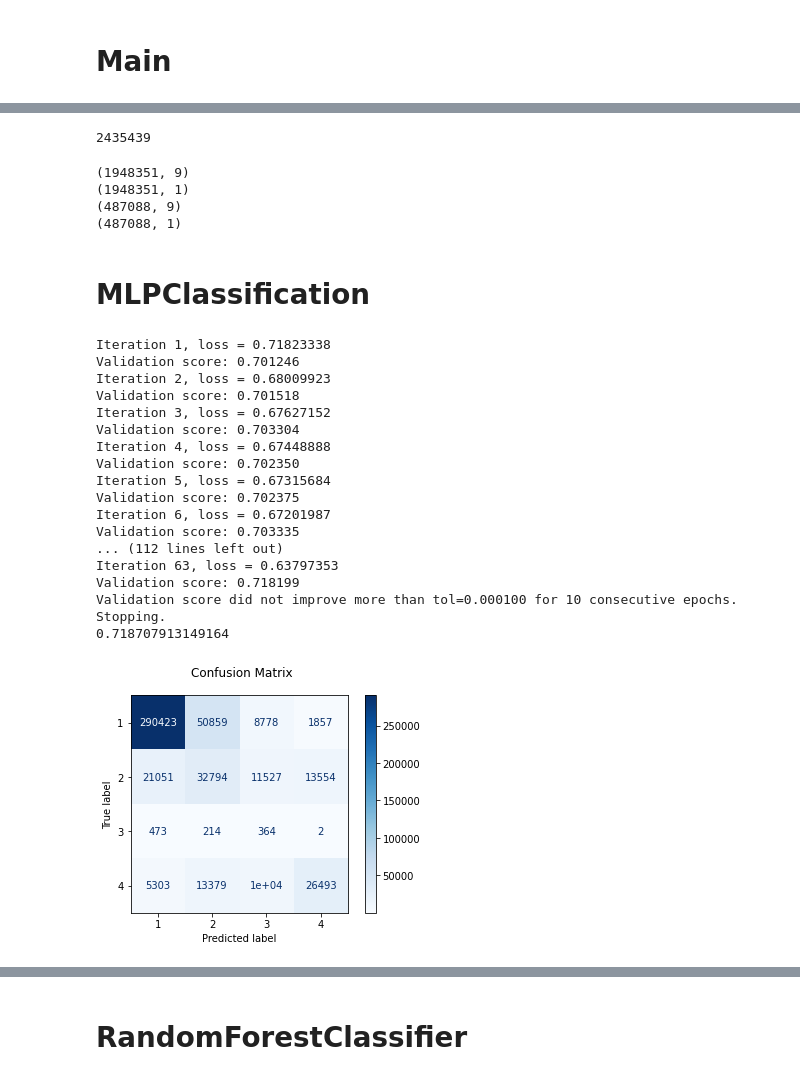
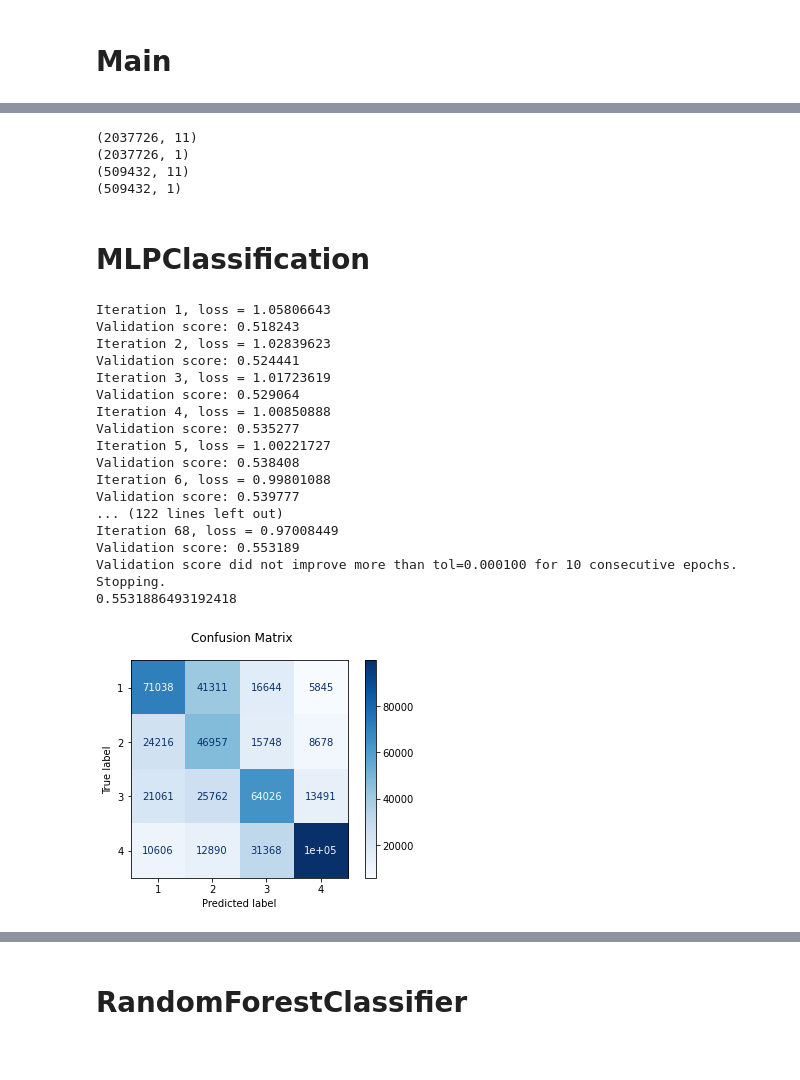
Before and after one commit to jw54kysa/bachelor_thesis_idle_time_prediction_nextbike, a Jupyter notebook: scripts/S5_prediction_sclearn_classification.ipynb, the cells around one changed output, grey strips where cells are left out. Drawn from its saved outputs; the diff is of its cells as text; code cells hidden in the pictures.

```diff
--- a/scripts/S5_prediction_sclearn_classification.ipynb
+++ b/scripts/S5_prediction_sclearn_classification.ipynb
@@ -13,15 +27,11 @@ def importdata():
 # %%
 import pandas as pd
 import numpy as np
-from tqdm import tqdm
 
 # read CSV
-df = pd.read_csv('../data/df_points_18_21_v1_new_features.csv')
+df = pd.read_csv('../data/df_points/final_df_points_18_21.csv')
 # %%
 # event del Index Column
-del df['Unnamed: 0']
-df['idle_time'] = df['timestood'].copy()
-del df['timestood']
 df = df.sort_values(by='dt_start', ignore_index=True)
 df.head()
 # %% [output]
@@ -34,11 +54,11 @@ df.head()
 # %%
 #add classification target
 def f(row):
-    if row['idle_time'] < 360:
+    if row['idle_time'] < 56:
         val = 1
-    elif row['idle_time'] < 720:
+    elif row['idle_time'] < 195:
         val = 2
-    elif row['idle_time'] < 1080:
+    elif row['idle_time'] < 488:
         val = 3
     else:
         val = 4
@@ -57,4 +76,0 @@ df.head()
-# %%
-df['idle_time_class'].count()
-# %% [output]
-2435439
@@ -63,6 +77,6 @@ df.to_csv('../data/df_points_18_21_v1_new_features.csv',index=False)
 # %%
 TargetVariable=['idle_time_class']
-Predictors=['bike_id', 'lat', 'lng', 'temp', 'rain', 'snow', 'dt_start','hex_enc','start_min']
+Predictors=['bike_id', 'lat', 'lng', 'temp', 'rain', 'snow', 'dt_start','hex_enc','start_min', 'month', 'day',]
 # %%
 X=df[Predictors].values
 y=df[TargetVariable].values
@@ -91,45 +105,45 @@ print(y_train.shape)
 print(X_test.shape)
 print(y_test.shape)
 # %% [output]
-(1948351, 9)
-(1948351, 1)
-(487088, 9)
-(487088, 1)
+(2037726, 11)
+(2037726, 1)
+(509432, 11)
+(509432, 1)
 # %% [markdown]
 
 # MLPClassification
 # %%
 from sklearn.neural_network import MLPClassifier
 import matplotlib.pyplot as plt
 from sklearn.metrics import ConfusionMatrixDisplay
 
-cls = MLPClassifier(hidden_layer_sizes=(10,15,10), activation='relu', solver='adam', max_iter=1000, verbose=1, early_stopping=True)
+cls = MLPClassifier(hidden_layer_sizes=(100,50,100), activation='relu', solver='adam', max_iter=1000, verbose=1, early_stopping=True)
 cls.fit(X_train,y_train.ravel())
 
 expected_y = y_test
 predicted_y = cls.predict(X_test)
 
 print(cls.score(X_test, y_test))
 
 fig = ConfusionMatrixDisplay.from_predictions(predicted_y,expected_y,cmap=plt.cm.Blues)
 fig.figure_.suptitle("Confusion Matrix")
 plt.show()
 # %% [output]
-Iteration 1, loss = 0.71823338
-Validation score: 0.701246
-Iteration 2, loss = 0.68009923
-Validation score: 0.701518
-Iteration 3, loss = 0.67627152
-Validation score: 0.703304
-Iteration 4, loss = 0.67448888
-Validation score: 0.702350
-Iteration 5, loss = 0.67315684
-Validation score: 0.702375
-Iteration 6, loss = 0.67201987
-Validation score: 0.703335
-... (112 lines left out)
-Iteration 63, loss = 0.63797353
-Validation score: 0.718199
+Iteration 1, loss = 1.05806643
+Validation score: 0.518243
+Iteration 2, loss = 1.02839623
+Validation score: 0.524441
+Iteration 3, loss = 1.01723619
+Validation score: 0.529064
+Iteration 4, loss = 1.00850888
+Validation score: 0.535277
+Iteration 5, loss = 1.00221727
+Validation score: 0.538408
+Iteration 6, loss = 0.99801088
+Validation score: 0.539777
+... (122 lines left out)
+Iteration 68, loss = 0.97008449
+Validation score: 0.553189
 Validation score did not improve more than tol=0.000100 for 10 consecutive epochs. Stopping.
-0.718707913149164
+0.5531886493192418
-[figure, old version]
+[figure, new version]
```
Also changed, not shown: parts of 18 cells of this notebook, 49 other files.
